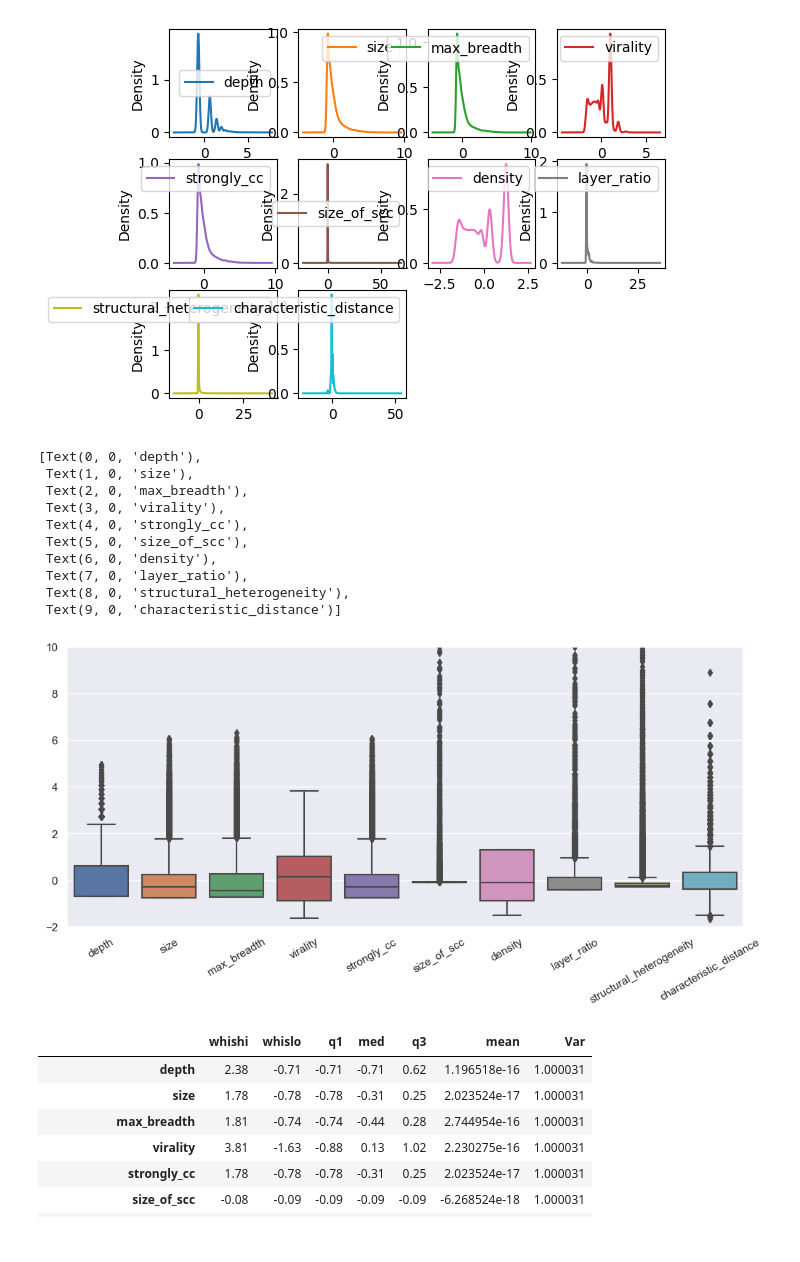
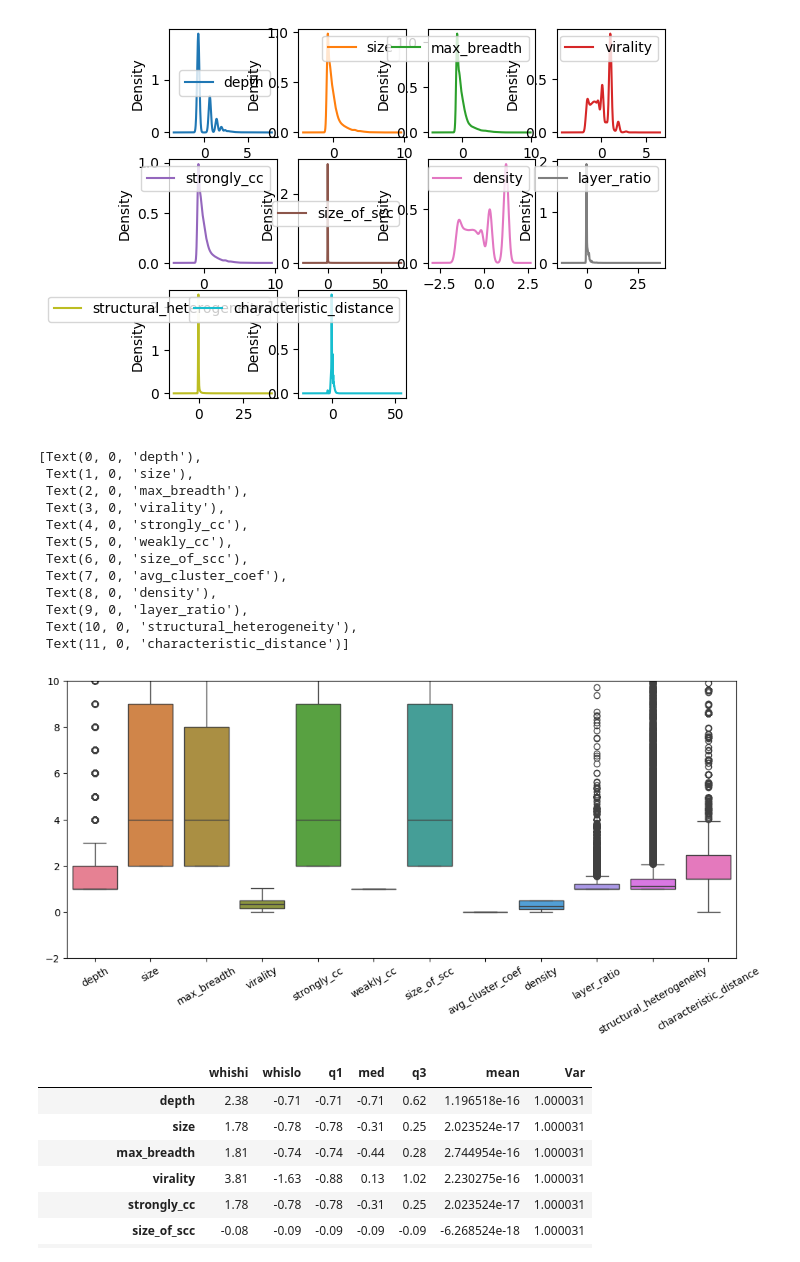
Before and after one commit to istiyaksiddiquee/thesis-work, a Jupyter notebook: RQ2/rq2.ipynb, the cells around one changed output. Cells and saved outputs as stored; diff of their text form; code cells hidden in the pictures.

```diff
--- a/RQ2/rq2.ipynb
+++ b/RQ2/rq2.ipynb
@@ -235,40 +262,42 @@ plt.show()
 # %%
 import matplotlib.pyplot as plt
 import seaborn as sns
 from matplotlib.cbook import boxplot_stats
 
-d = [boxplot_stats(scaled_X_train[col].dropna().values)[0] for col in scaled_X_train.columns]
-s = pd.DataFrame(d, index=scaled_X_train.columns).iloc[:, [4, 5, 7, 8, 9]].round(2)
+d = [boxplot_stats(X_train[col].dropna().values)[0] for col in X_train.columns]
+s = pd.DataFrame(d, index=X_train.columns).iloc[:, [4, 5, 7, 8, 9]].round(2)
 
 # sns.set(rc={'figure.figsize':(15, 10)})
 
 fig, ax = plt.subplots(figsize=(12, 5))
 ax.set(ylim=(-2, 10))
 # directly plot the wide dataframe with only the total_bill data
-box_plot = sns.boxplot(data=scaled_X_train, ax=ax)
+box_plot = sns.boxplot(data=X_train, ax=ax)
 
 box_plot.set_xticklabels(box_plot.get_xticklabels(), rotation=30)
 
 # for xtick in box_plot.get_xticks():
 #     for col in s.columns:
 #         box_plot.text(xtick, s[col][xtick], s[col][xtick], horizontalalignment='left', size='medium', color='k', weight='semibold', bbox=dict(facecolor='lightgray'))
 
 
 # plt.yscale('log')
 # plt.show()
 # plt.savefig('train_data_dist.eps')
 # %% [output]
 [Text(0, 0, 'depth'),
  Text(1, 0, 'size'),
  Text(2, 0, 'max_breadth'),
  Text(3, 0, 'virality'),
  Text(4, 0, 'strongly_cc'),
- Text(5, 0, 'size_of_scc'),
- Text(6, 0, 'density'),
- Text(7, 0, 'layer_ratio'),
- Text(8, 0, 'structural_heterogeneity'),
- Text(9, 0, 'characteristic_distance')]
+ Text(5, 0, 'weakly_cc'),
+ Text(6, 0, 'size_of_scc'),
+ Text(7, 0, 'avg_cluster_coef'),
+ Text(8, 0, 'density'),
+ Text(9, 0, 'layer_ratio'),
+ Text(10, 0, 'structural_heterogeneity'),
+ Text(11, 0, 'characteristic_distance')]
-[figure, old version]
+[figure, new version]
 # %%
 from matplotlib.cbook import boxplot_stats
 
```
Also changed, not shown: parts of 2 cells of this notebook, 35 other files.
